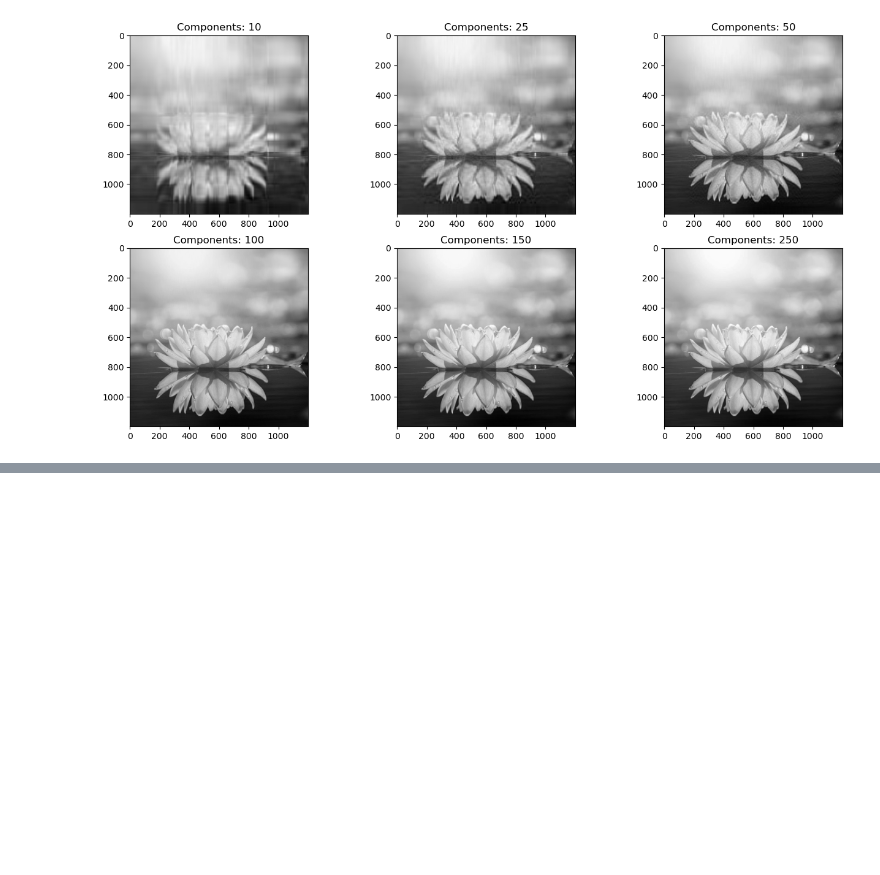
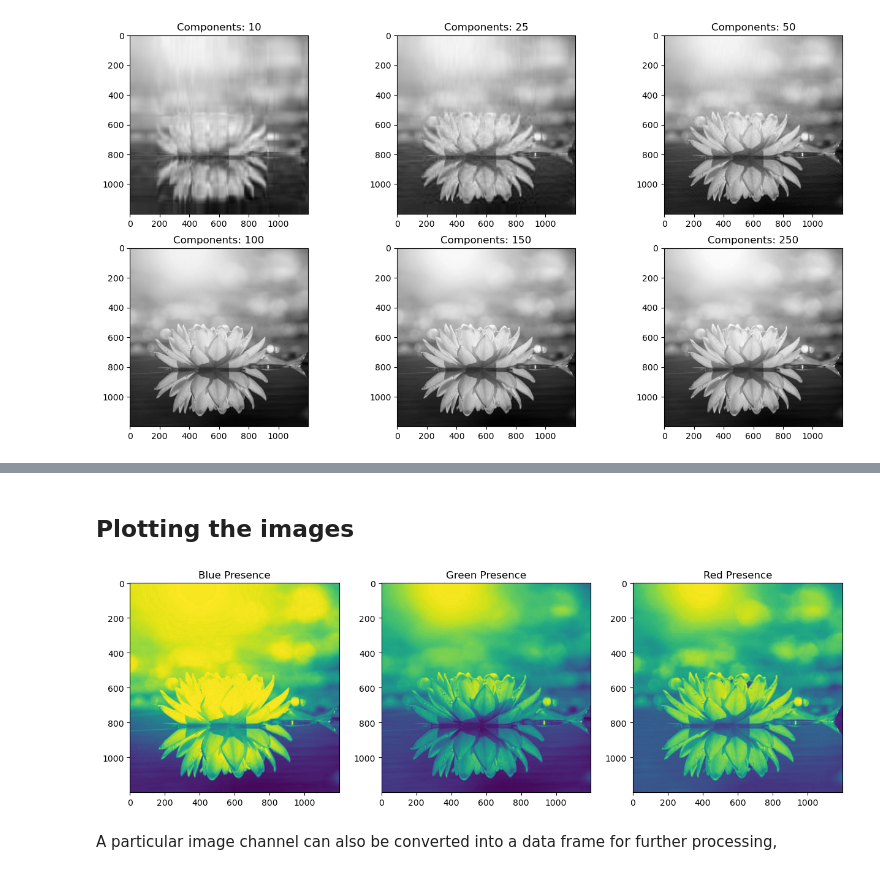
Before and after one commit to 10blackhole/guide-pca, a Jupyter notebook: Guide To Image Reconstruction Using Principal Component Analysis.ipynb, the cells around one changed output, grey strips where cells are left out. Saved outputs shown, nothing was run; the diff lists cells and outputs as text; code cells hidden in the pictures; blank space fills up the shorter version.

```diff
--- a/Guide To Image Reconstruction Using Principal Component Analysis.ipynb
+++ b/Guide To Image Reconstruction Using Principal Component Analysis.ipynb
@@ -124,0 +136,18 @@ plt.show()
+# %% [markdown]
+## Plotting the images
+# %%
+fig = plt.figure(figsize=(15,7.2))
+fig.add_subplot(131)
+plt.title("Blue Presence")
+plt.imshow(blue)
+fig.add_subplot(132)
+plt.title("Green Presence")
+plt.imshow(green)
+fig.add_subplot(133)
+plt.title("Red Presence")
+plt.imshow(red)
+plt.show()
+# %% [output]
+[figure, added]
+# %% [markdown]
+A particular image channel can also be converted into a data frame for further processing,
```
Also changed, not shown: parts of 3 cells of this notebook, 1 other file.
